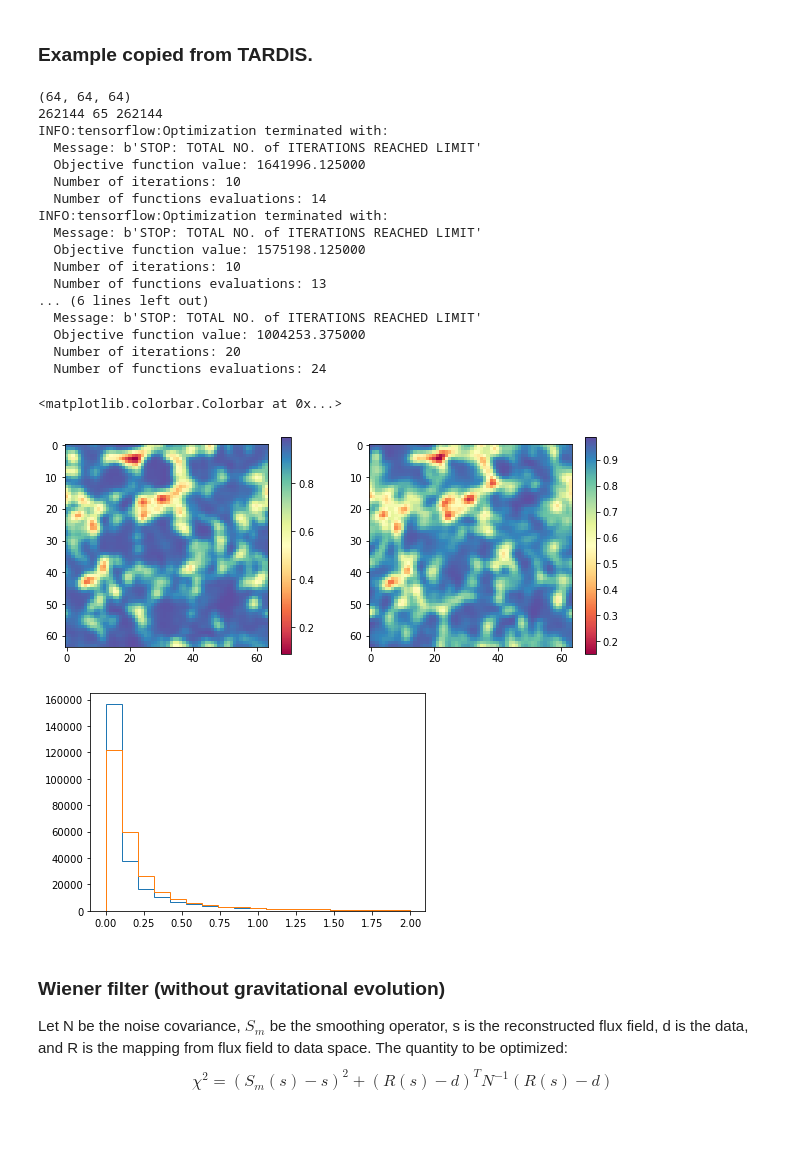
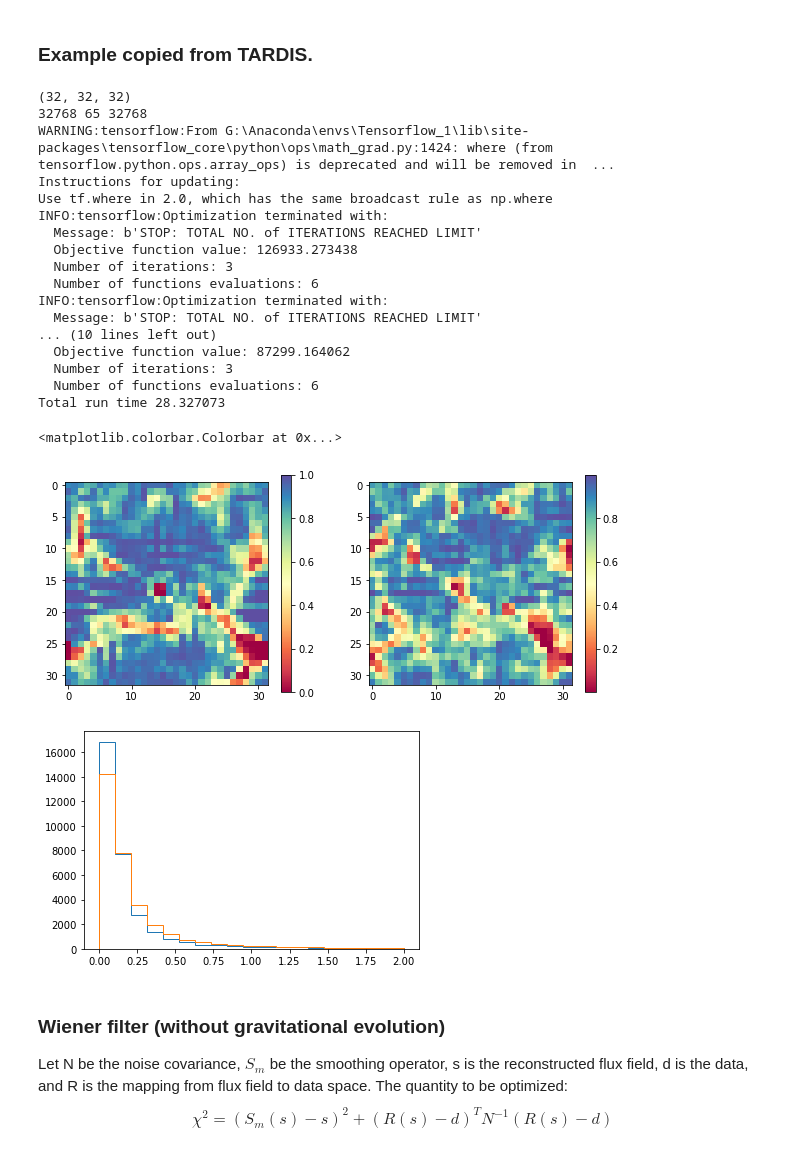
Before and after one commit to lizihao1008/Spectra, a Jupyter notebook: Optimization2.ipynb, the cells around one changed output. Saved outputs shown, nothing was run; the diff lists cells and outputs as text; code cells hidden in the pictures; blank space fills up the shorter version.

```diff
--- a/Optimization2.ipynb
+++ b/Optimization2.ipynb
@@ -21,7 +24,7 @@ ipklin = iuspline(klin, plin)
 # %% [output]
 [figure]
 # %%
-n=64
+n=32
 uni = universe(bs=n, nc=n,z_f=2.0,ipklin = ipklin )
 uni.evolv()
 # %% [output]
@@ -31,5 +34,5 @@ Total run time 8.498363733291626
 # %%
-n_los = 2000
+n_los = 300
 mock_lya = lya_survey(uni,10,10,sm=0.5,n_skewers=n_los)
 mock_lya.select_skewers()
 imshow(np.exp(-1*uni.final_tau_RSD[0,:,:,0]),cmap="Blues")
@@ -71,6 +74,19 @@ yy_gal = tf.placeholder(tf.float32, [1, num_gal, 2]) #galaxy locations
 yy_lya = tf.placeholder(tf.float32, [lya.skewers_fin.shape[0]]) #lya flux
 
 Rs = tf.placeholder(tf.float64, shape = [1], name='smoothing')
+
+def smoothing(field,Rsm,kmesh,nc):
+    """ smoothing field in fourier space
+    """
+
+    Rsmsq = tf.multiply(Rsm, Rsm)
+    smwts = tf.exp(tf.multiply(-kmesh**2, Rsmsq))
+
+    #data = tf.squeeze(data)
+    datak = tfpm.r2c3d(field, norm=nc**3)
+    datak = tf.multiply(datak, tf.cast(smwts, tf.complex64))
+    dataf = tfpm.c2r3d(datak, norm=nc**3)
+    return dataf
 
 def reduce_sum_det(x):
     #deterministic reduce sum
@@ -154,51 +170,55 @@ gtol=1e-5/512
 sess = tf.Session()
 sess.run(tf.compat.v1.global_variables_initializer())
 sess.run(initlin_op, {xx:starting_point})
-annel_steps = [3,2,1,0]
-maxiter = [10,10,10,20]
-for nn,r0 in enumerate(annel_steps):
+anneal_steps = [3,2,1,0]
+maxiter = [3,3,3,3]
+
+time_start = time.time()
+for nn,r0 in enumerate(anneal_steps):
     opt = ScipyOptimizerInterface(logposterior, var_list=[linear], method='L-BFGS-B',options={'maxiter': maxiter[nn], 'gtol':gtol,'disp': True})
     z = opt.minimize(sess, {yy_gal:gal.samples_n[:,:2].reshape(1,gal.num_gal,2),yy_lya:lya.vals_observed,Rs:[r0]})
+time_end = time.time()
+print('Total run time %f'%(time_end-time_start))
 recon_linear, recon_evolved, recon_RSD_tau,recon_flux,recon_gal,recon_pk,recon_evolved_state= sess.run(
             [linear, evolved_field, RSD_tau,RSD_gal,flux_val,pk_it,evolved_state],
-          {xx:starting_point, yy_gal:gal.samples_n[:,:2].reshape(1,gal.num_gal,2), yy_lya:lya.vals_observed,Rs:[0.0]})
+          {xx:starting_point, yy_gal:gal.samples_n[:,:2].reshape(1,gal.num_gal,2), yy_lya:lya.vals_observed,Rs:[1]})
 # %% [output]
-(64, 64, 64)
-262144 65 262144
+(32, 32, 32)
+32768 65 32768
+WARNING:tensorflow:From G:\Anaconda\envs\Tensorflow_1\lib\site-packages\tensorflow_core\python\ops\math_grad.py:1424: where (from tensorflow.python.ops.array_ops) is deprecated and will be removed in  ...
+Instructions for updating:
+Use tf.where in 2.0, which has the same broadcast rule as np.where
 INFO:tensorflow:Optimization terminated with:
   Message: b'STOP: TOTAL NO. of ITERATIONS REACHED LIMIT'
-  Objective function value: 1641996.125000
-  Number of iterations: 10
-  Number of functions evaluations: 14
+  Objective function value: 126933.273438
+  Number of iterations: 3
+  Number of functions evaluations: 6
 INFO:tensorflow:Optimization terminated with:
   Message: b'STOP: TOTAL NO. of ITERATIONS REACHED LIMIT'
-  Objective function value: 1575198.125000
-  Number of iterations: 10
-  Number of functions evaluations: 13
-... (6 lines left out)
-  Message: b'STOP: TOTAL NO. of ITERATIONS REACHED LIMIT'
-  Objective function value: 1004253.375000
-  Number of iterations: 20
-  Number of functions evaluations: 24
+... (10 lines left out)
+  Objective function value: 87299.164062
+  Number of iterations: 3
+  Number of functions evaluations: 6
+Total run time 28.327073
 # %%
 i=0
 fig = figure(figsize=(10,4))
 fig.add_subplot(121)
-imshow(ndimage.gaussian_filter(exp(-recon_RSD_tau[0,:,:,i]),1),cmap="Spectral")
+imshow(ndimage.gaussian_filter(exp(-recon_RSD_tau[0,:,:,i]),0.1),cmap="Spectral")
 colorbar()
 fig.add_subplot(122)
-imshow(ndimage.gaussian_filter(np.exp(-1*uni.final_tau_RSD[0,:,:,i]),1),cmap="Spectral")
+imshow(ndimage.gaussian_filter(np.exp(-1*uni.final_tau_RSD[0,:,:,i]),0.1),cmap="Spectral")
 colorbar()
 # %% [output]
 <matplotlib.colorbar.Colorbar at 0x...>
-[figure, old version]
+[figure, new version]
 # %%
 bins=linspace(0,2,20)
 hist(recon_RSD_tau.flatten(),bins,histtype='step')
 hist(uni.final_tau_RSD.flatten(),bins,histtype='step')
 show()
 # %% [output]
-[figure, old version]
+[figure, new version]
 # %% [markdown]
 ### Wiener filter (without gravitational evolution)
 
```
Also changed, not shown: parts of 40 cells of this notebook.
